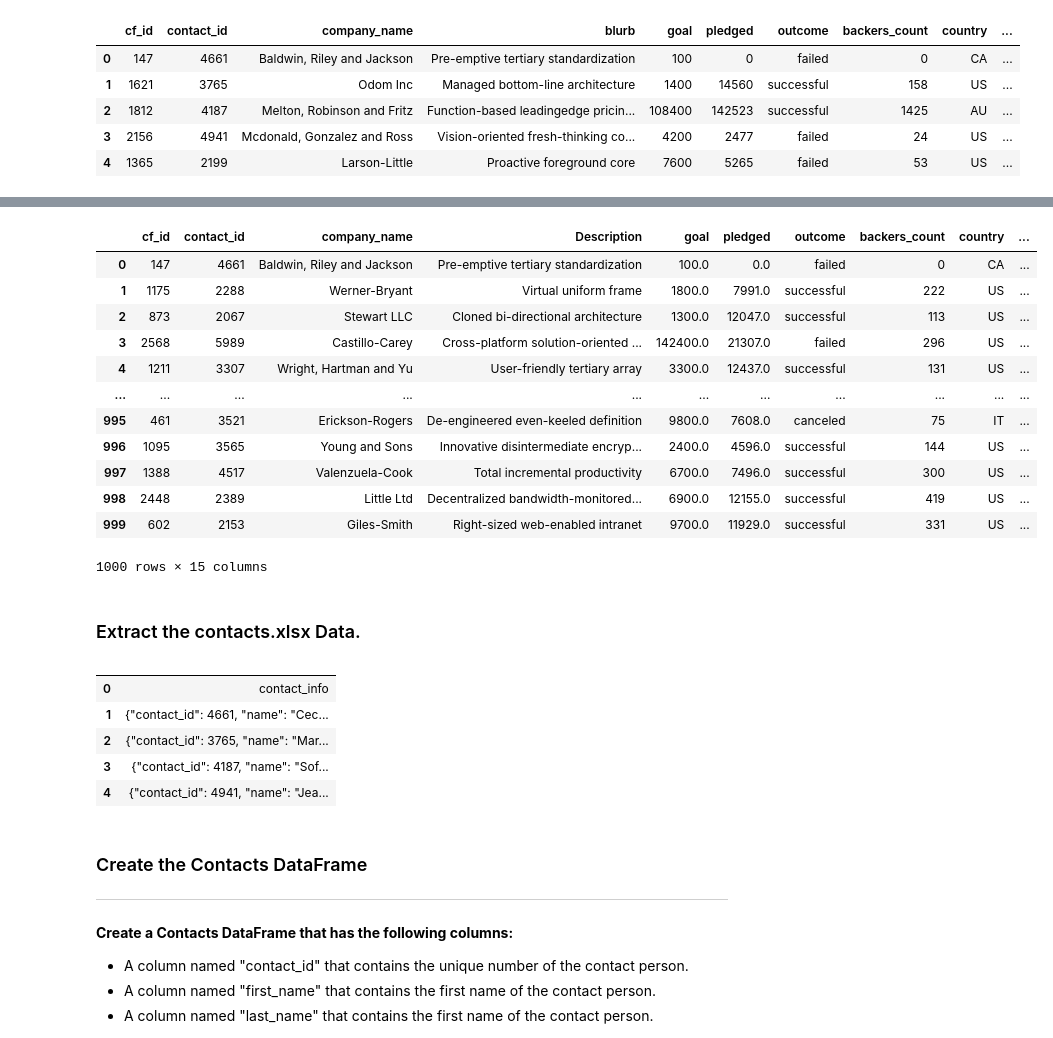
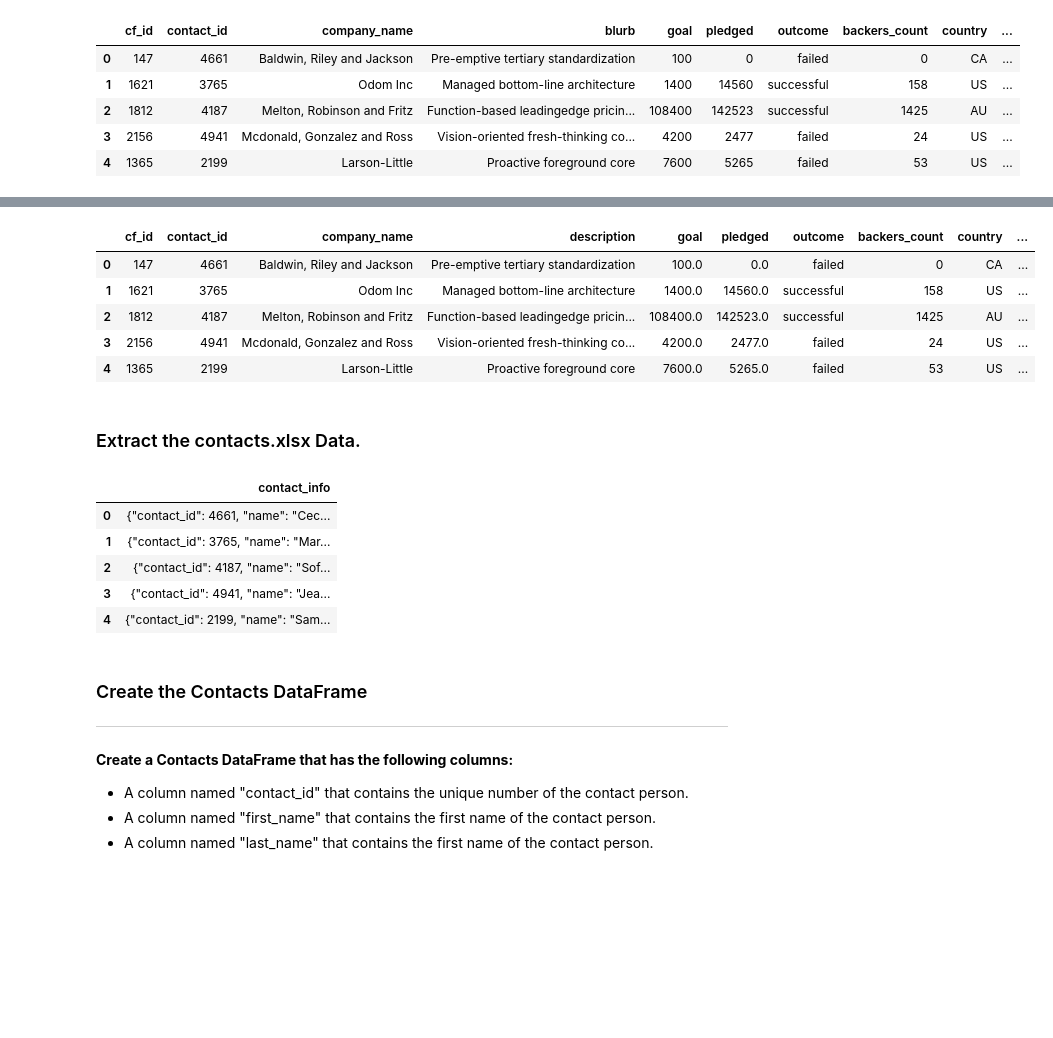
Before and after one commit to MarkOlsonMN/Crowdfunding_ETL, a Jupyter notebook: ETL_Mini_Project_MOlson_JPpieper.ipynb, the cells around one changed output, grey strips where cells are left out. Saved outputs shown, nothing was run; the diff lists cells and outputs as text; code cells hidden in the pictures; blank space fills up the shorter version.

Commit message:
cleaned up the column names

```diff
--- a/ETL_Mini_Project_MOlson_JPpieper.ipynb
+++ b/ETL_Mini_Project_MOlson_JPpieper.ipynb
@@ -116,7 +116,7 @@ print(subcategory_ids)
 [ 1  2  3  4  5  6  7  8  9 10 11 12 13 14 15 16 17 18 19 20 21 22 23 24]
 # %%
 # Use a list comprehension to add "cat" to each category_id.
-cat_ids = [ "cat" + str(category_id) for category_id in category_ids ]
+category_ids = [ "cat" + str(category_id) for category_id in category_ids ]
 
 # Use a list comprehension to add "subcat" to each subcategory_id.
 subcategory_ids = [ "subcat" + str(subcategory_id) for subcategory_id in subcategory_ids ]
@@ -215,7 +213,7 @@ campaign_df.head()
 | 4 | 1365 | 2199 | Larson-Little | Proactive foreground core | 7600 | 5265 | failed | 53 | US | ... |
 # %%
 # Rename the blurb, launched_at, and deadline columns.
-campaign_df = campaign_df.rename(columns={"blurb": "Description", "launched_at": "launch_date", "deadline": "End Date"})
+campaign_df = campaign_df.rename(columns={"blurb": "description", "launched_at": "launch_date", "deadline": "end_date"})
 
 campaign_df.head()
 # %% [output]
@@ -278,8 +276,11 @@ dtype: object
 # %%
 # Format the launched_date and end_date columns to datetime format
 from datetime import datetime as dt
-campaign_df['launch_date'] = pd.to_datetime(campaign_df['launch_date'])
-campaign_df['end_date'] = pd.to_datetime(campaign_df['End Date'])
+# campaign_df['launch_date'] = pd.to_datetime(campaign_df['launch_date'])
+# campaign_df['end_date'] = pd.to_datetime(campaign_df['end_date'])
+campaign_df["launch_date"] = pd.to_datetime(campaign_df["launch_date"], unit='s').dt.strftime('%Y-%m-%d')
+campaign_df["end_date"] = pd.to_datetime(campaign_df["end_date"], unit='s').dt.strftime('%Y-%m-%d')
+
 column_types = campaign_df.dtypes
 print(column_types)
 # %% [output]
@@ -317,7 +314,8 @@ campaign_df.head()
 # %%
 # Merge the campaign_df with the category_df on the "category" column and
 # the subcategory_df on the "subcategory" column.
-campaign_merged_df =campaign_df.merge(category_df, on="category").merge(subcategory_df, on='subcategory')
+# campaign_merged_df =campaign_df.merge(category_df, on="category").merge(subcategory_df, on='subcategory')
+campaign_merged_df =campaign_df.merge(category_df, on="category", how='left').merge(subcategory_df, on='subcategory', how='left')
 
 campaign_merged_df.tail(10)
 # %% [output]
@@ -336,21 +334,14 @@ campaign_merged_df.tail(10)
 # Drop unwanted columns
 campaign_cleaned=campaign_merged_df.drop (columns = ['staff_pick','spotlight','category & sub-category','category','subcategory'])
 # %%
-campaign_cleaned
+campaign_cleaned.head()
 # %% [output]
-|  | cf_id | contact_id | company_name | Description | goal | pledged | outcome | backers_count | country | ... |
+|  | cf_id | contact_id | company_name | description | goal | pledged | outcome | backers_count | country | ... |
 | 0 | 147 | 4661 | Baldwin, Riley and Jackson | Pre-emptive tertiary standardization | 100.0 | 0.0 | failed | 0 | CA | ... |
-| 1 | 1175 | 2288 | Werner-Bryant | Virtual uniform frame | 1800.0 | 7991.0 | successful | 222 | US | ... |
-| 2 | 873 | 2067 | Stewart LLC | Cloned bi-directional architecture | 1300.0 | 12047.0 | successful | 113 | US | ... |
-| 3 | 2568 | 5989 | Castillo-Carey | Cross-platform solution-oriented ... | 142400.0 | 21307.0 | failed | 296 | US | ... |
-| 4 | 1211 | 3307 | Wright, Hartman and Yu | User-friendly tertiary array | 3300.0 | 12437.0 | successful | 131 | US | ... |
-| ... | ... | ... | ... | ... | ... | ... | ... | ... | ... | ... |
-| 995 | 461 | 3521 | Erickson-Rogers | De-engineered even-keeled definition | 9800.0 | 7608.0 | canceled | 75 | IT | ... |
-| 996 | 1095 | 3565 | Young and Sons | Innovative disintermediate encryp... | 2400.0 | 4596.0 | successful | 144 | US | ... |
-| 997 | 1388 | 4517 | Valenzuela-Cook | Total incremental productivity | 6700.0 | 7496.0 | successful | 300 | US | ... |
-| 998 | 2448 | 2389 | Little Ltd | Decentralized bandwidth-monitored... | 6900.0 | 12155.0 | successful | 419 | US | ... |
-| 999 | 602 | 2153 | Giles-Smith | Right-sized web-enabled intranet | 9700.0 | 11929.0 | successful | 331 | US | ... |
+| 1 | 1621 | 3765 | Odom Inc | Managed bottom-line architecture | 1400.0 | 14560.0 | successful | 158 | US | ... |
+| 2 | 1812 | 4187 | Melton, Robinson and Fritz | Function-based leadingedge pricin... | 108400.0 | 142523.0 | successful | 1425 | AU | ... |
+| 3 | 2156 | 4941 | Mcdonald, Gonzalez and Ross | Vision-oriented fresh-thinking co... | 4200.0 | 2477.0 | failed | 24 | US | ... |
+| 4 | 1365 | 2199 | Larson-Little | Proactive foreground core | 7600.0 | 5265.0 | failed | 53 | US | ... |
-1000 rows × 15 columns
 # %%
 # Export the DataFrame as a CSV file.
 campaign_cleaned.to_csv("Resources/campaign.csv", index=False)
@@ -358,15 +349,16 @@ campaign_cleaned.to_csv("Resources/campaign.csv", index=False)
 ### Extract the contacts.xlsx Data.
 # %%
 # Read the data into a Pandas DataFrame. Use the `header=2` parameter when reading in the data.
-contact_info_df = pd.read_excel('Resources/contacts.xlsx', header=2)
+#contact_info_df = pd.read_excel('Resources/contacts.xlsx', header=2)  # Using header=2 was very bad advice !
+contact_info_df = pd.read_excel('Resources/contacts.xlsx', header=3)
 contact_info_df.head()
 # %% [output]
-|  |  |
-| 0 | contact_info |
-| 1 | {"contact_id": 4661, "name": "Cec... |
-| 2 | {"contact_id": 3765, "name": "Mar... |
-| 3 | {"contact_id": 4187, "name": "Sof... |
-| 4 | {"contact_id": 4941, "name": "Jea... |
+|  | contact_info |
+| 0 | {"contact_id": 4661, "name": "Cec... |
+| 1 | {"contact_id": 3765, "name": "Mar... |
+| 2 | {"contact_id": 4187, "name": "Sof... |
+| 3 | {"contact_id": 4941, "name": "Jea... |
+| 4 | {"contact_id": 2199, "name": "Sam... |
 # %% [markdown]
 ### Create the Contacts DataFrame
 ---
```
Also changed, not shown: parts of 15 cells of this notebook.
